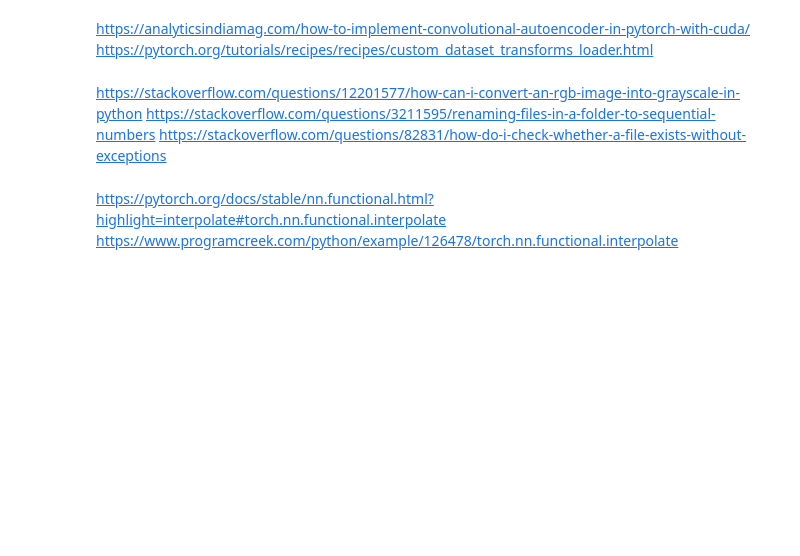
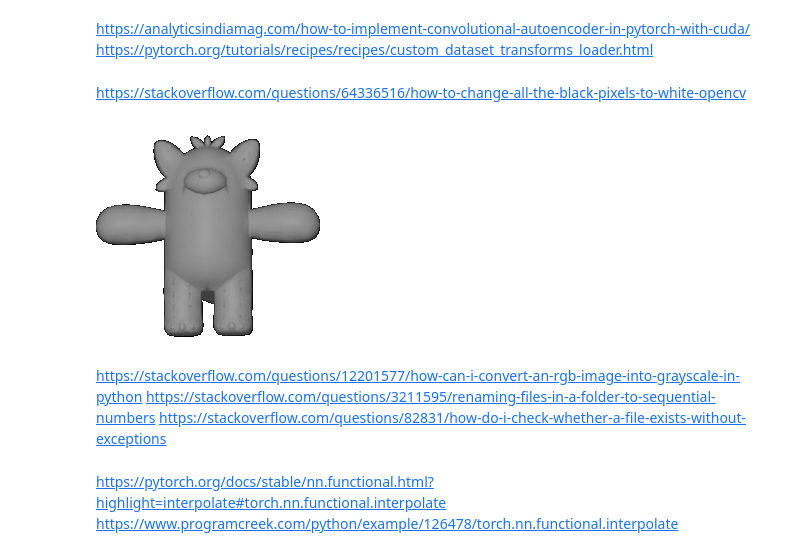
Before and after one commit to annguyen9461/2d-shape-retrieval, a Jupyter notebook: mag_conv_autoencoder.ipynb, the cells around one changed output. Drawn from its saved outputs; the diff is of its cells as text; code cells hidden in the pictures; blank space fills up the shorter version.

```diff
--- a/mag_conv_autoencoder.ipynb
+++ b/mag_conv_autoencoder.ipynb
@@ -86,3 +86,27 @@ class PNGDataset(Dataset):
     #         sample = self.transform(sample)
 
     #     return sample
+# %% [markdown]
+https://stackoverflow.com/questions/64336516/how-to-change-all-the-black-pixels-to-white-opencv
+# %%
+import cv2
+import numpy as np
+import skimage.exposure
+
+# load image and get dimensions
+img = cv2.imread("/content/obj0towhite.png")
+
+# get (i, j) positions of all RGB pixels that are black (i.e. [0, 0, 0])
+black_pixels = np.where(
+    (img[:, :, 0] == 0) &
+    (img[:, :, 1] == 0) &
+    (img[:, :, 2] == 0)
+)
+
+# set those pixels to white
+img[black_pixels] = [255, 255, 255]
+
+
+cv2_imshow(img)
+# %% [output]
+[figure, added]
```
Also changed, not shown: parts of 6 cells of this notebook.
